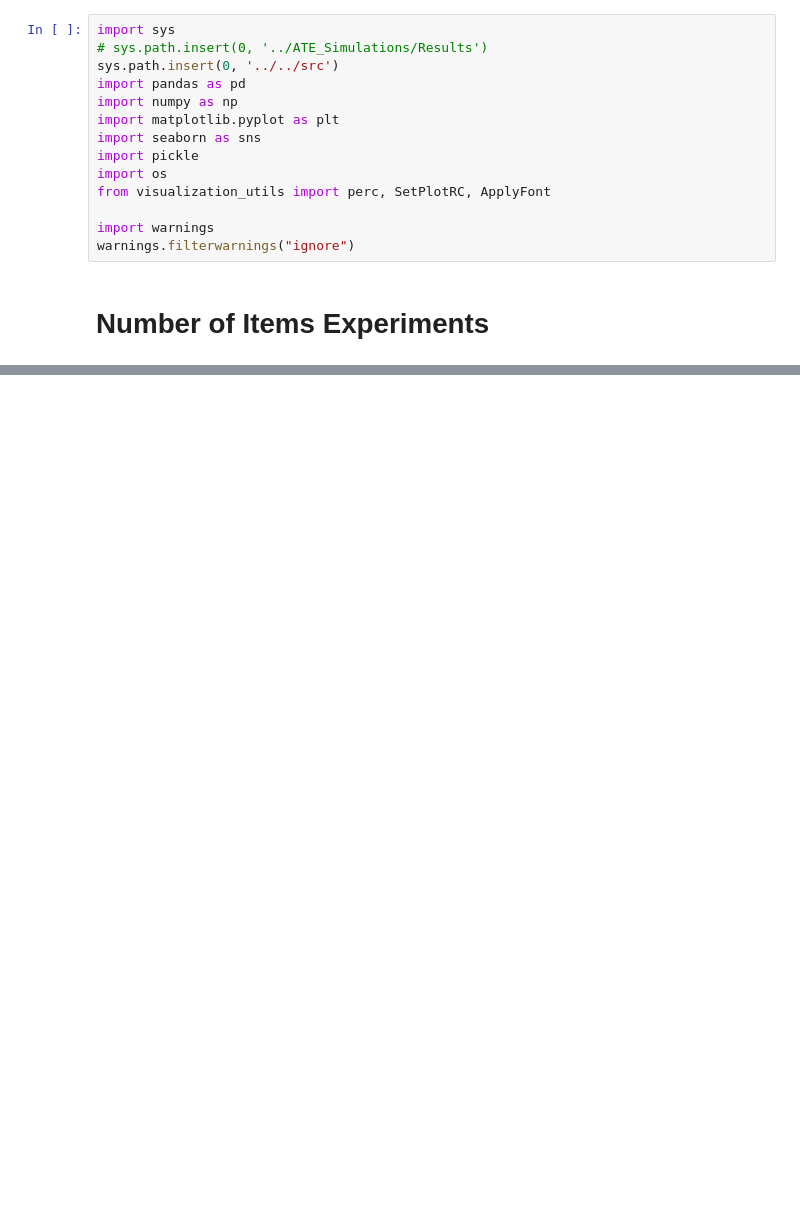
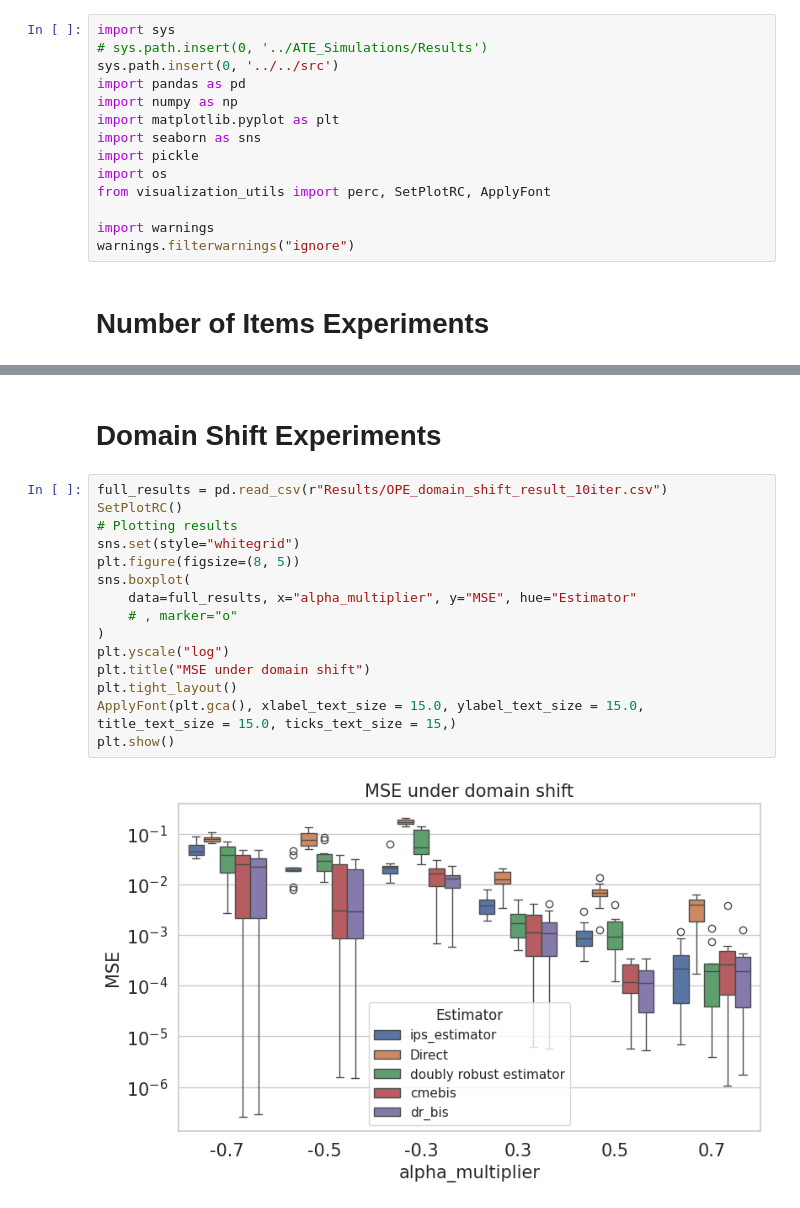
Before and after one commit to houssamzenati/counterfactual-policy-mean-embedding, a Jupyter notebook: src/policy_evaluation/Plot_Simulation_Results.ipynb, the cells around one changed output, grey strips where cells are left out. Drawn from its saved outputs; the diff is of its cells as text; blank space fills up the shorter version.

```diff
--- a/src/policy_evaluation/Plot_Simulation_Results.ipynb
+++ b/src/policy_evaluation/Plot_Simulation_Results.ipynb
@@ -63,0 +53,19 @@ Name: MSE, dtype: float64
+# %% [markdown]
+# Domain Shift Experiments
+# %%
+full_results = pd.read_csv(r"Results/OPE_domain_shift_result_10iter.csv")
+SetPlotRC()
+# Plotting results
+sns.set(style="whitegrid")
+plt.figure(figsize=(8, 5))
+sns.boxplot(
+    data=full_results, x="alpha_multiplier", y="MSE", hue="Estimator"
+    # , marker="o"
+)
+plt.yscale("log")
+plt.title("MSE under domain shift")
+plt.tight_layout()
+ApplyFont(plt.gca(), xlabel_text_size = 15.0, ylabel_text_size = 15.0, title_text_size = 15.0, ticks_text_size = 15,)
+plt.show()
+# %% [output]
+[figure, added]
```
Also changed, not shown: parts of 6 cells of this notebook, 12 other files.
